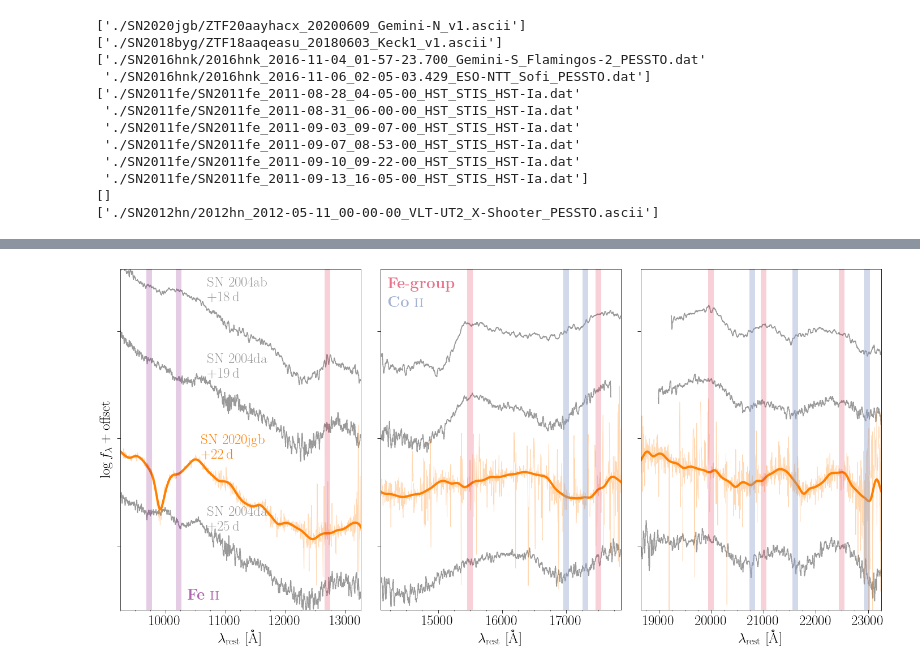
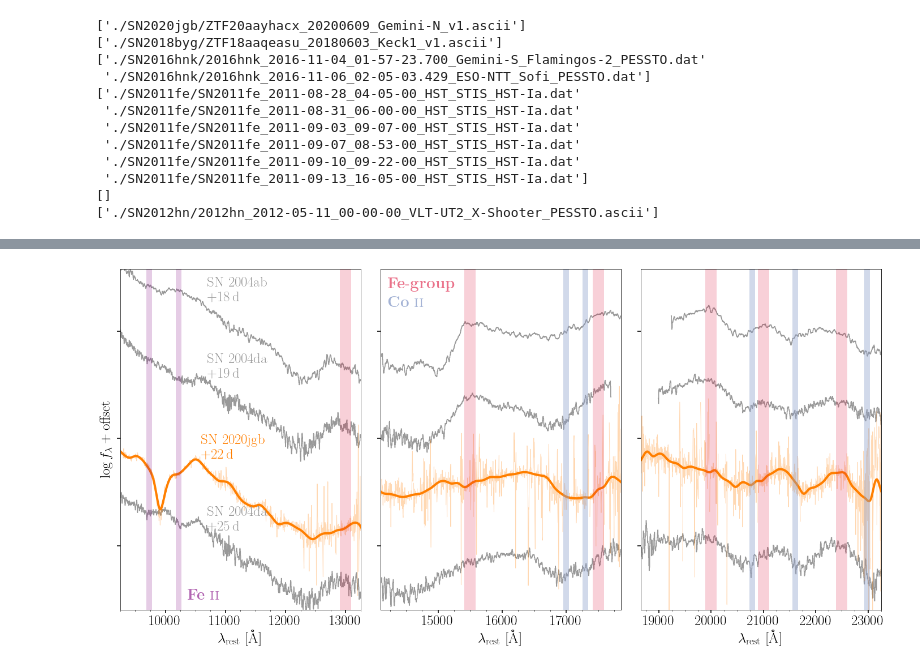
Before and after one commit to slowdivePTG/SN2020jgb, a Jupyter notebook: spectroscopy/Spec_comp.ipynb, the cells around one changed output, grey strips where cells are left out. Saved outputs shown, nothing was run; the diff lists cells and outputs as text; code cells hidden in the pictures.

```diff
--- a/spectroscopy/Spec_comp.ipynb
+++ b/spectroscopy/Spec_comp.ipynb
@@ -124,7 +124,7 @@ def plot_box_spec(wave, flux):
 # %%
 rv = 3.1
 
-fig, ax = plt.subplots(figsize=(8, 12))
+fig, ax = plt.subplots(figsize=(8, 11))
 
 h = .8
 v = 11500
@@ -468,14 +468,14 @@ for k in range(3):
 Ax[0].set_ylabel(r'$\log f_\lambda + \mathrm{offset}$')
 
 # Fe-group
-for wv in [12700, 15500, 17500, 20000, 21000, 22500]:
+for wv in [13000, 15500, 17500, 20000, 21000, 22500]:
     if wv < ran[0][1]:
         ax = Ax[0]
     elif wv < ran[1][1]:
         ax = Ax[1]
     else:
         ax = Ax[2]
-    ax.axvline(wv, linewidth=10, color='crimson', alpha=0.2)
+    ax.axvline(wv, linewidth=20, color='crimson', alpha=0.2)
 Ax[1].text(ran[1][0] + 120,
            0.4,
            r'$\mathbf{Fe}$-$\mathbf{group}$',
@@ -493,31 +493,31 @@ for wv in [17462, 17772, 21350, 22205, 23613]:
         ax = Ax[2]
     ax.axvline(wv * (1 - 8 / 300), linewidth=10, color=color_map['blue'], alpha=0.4)
 Ax[1].text(ran[1][0] + 120,
            0.23,
            r'$\mathbf{Co\ \textsc{ii}}$',
            color=color_map['blue'],
            fontsize=28,
            alpha=.8)
 
 # Fe ii
 for wv in [10500, 9998]:
     if wv < ran[0][1]:
         ax = Ax[0]
     elif wv < ran[1][1]:
         ax = Ax[1]
     else:
         ax = Ax[2]
     ax.axvline(wv * (1 - 8 / 300), linewidth=10, color='purple', alpha=0.2)
 Ax[0].text(ran[0][0] + 1120,
            -2.5,
            r'$\mathbf{Fe\ \textsc{ii}}$',
            color='purple',
            fontsize=28,
            alpha=.6)
 
 #plt.show()
 fig.subplots_adjust(left=0, bottom=0, top=1, right=1)
 fig.tight_layout()
 fig.savefig('../paper/figures/NIR_spec.pdf', bbox_inches='tight')
 # %% [output]
-[figure, old version]
+[figure, new version]
```
Also changed, not shown: parts of 1 cell of this notebook, 19 other files.
